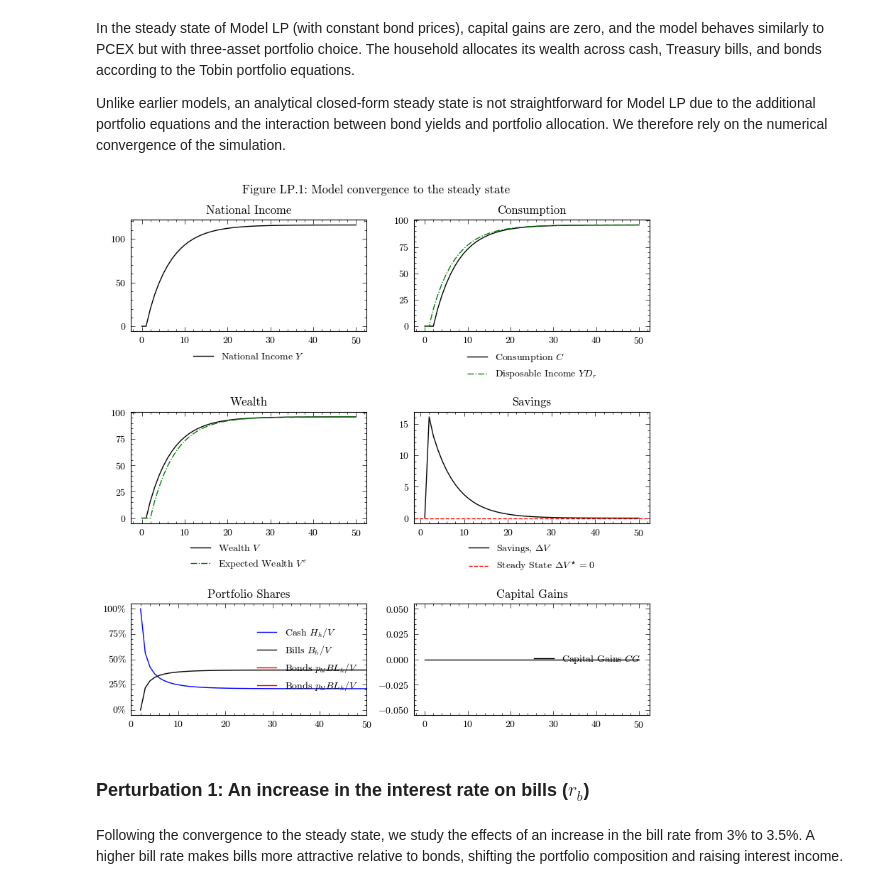
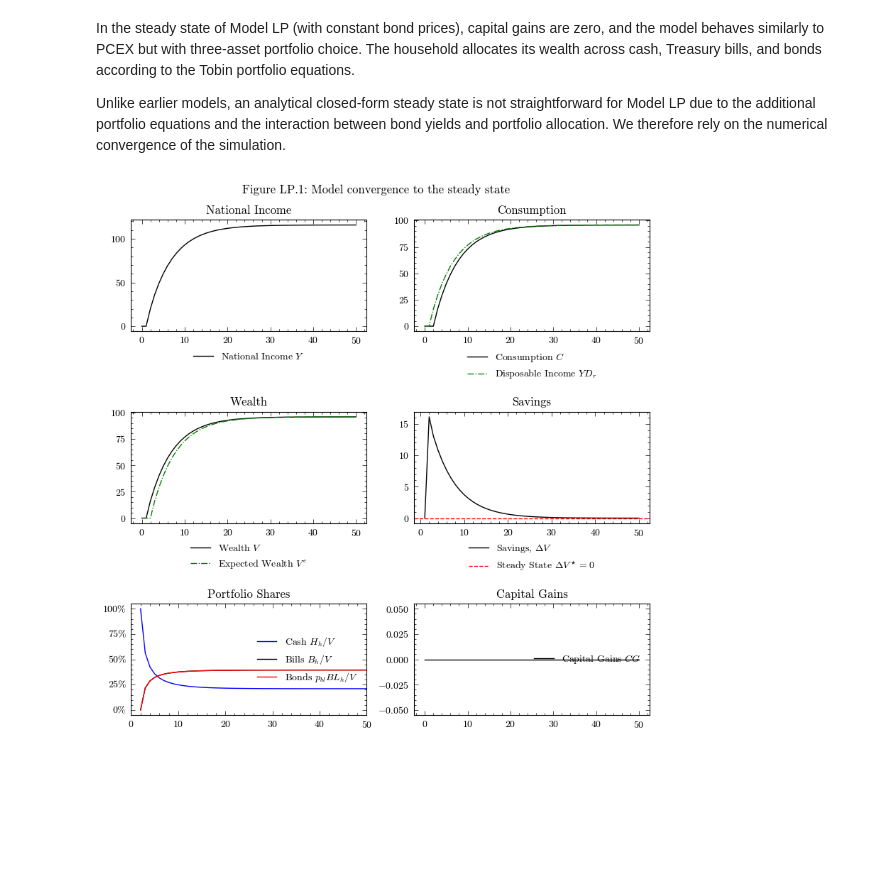
Before and after one commit to KarlNaumann/MacroStat, a Jupyter notebook: docs/models/GL06/GL06LP.ipynb, the cells around one changed output. Drawn from its saved outputs; the diff is of its cells as text; code cells hidden in the pictures; blank space fills up the shorter version.

```diff
--- a/docs/models/GL06/GL06LP.ipynb
+++ b/docs/models/GL06/GL06LP.ipynb
@@ -193,8 +193,8 @@ logging.basicConfig(stream=sys.stdout, level=logging.INFO)
 # %% [markdown]
 First, we can run the model without any shocks to see the convergence to the steady state.
 # %%
-GL06LPClass = get_model("GL06LP")
-model = GL06LPClass()
+params = ParametersGL06LP()
+model = GL06LP(parameters=params)
 model.simulate()
 output = model.variables.to_pandas()
 # %% [markdown]
@@ -258,36 +258,32 @@ axs[1, 0].plot(dfo.index, dfo['ExpectedWealth'], color='g', linestyle='-.', labe
 axs[1, 0].legend(loc='upper center', bbox_to_anchor=(0.5, -0.1), frameon=False)
 axs[1, 0].set_title('Wealth')
 
 # Savings
 axs[1, 1].plot(dfo.index, dfo['Wealth'].diff(), color='k', label=r'Savings, $\Delta V$')
 axs[1, 1].axhline(y=0, color='r', linestyle='--', label=r'Steady State $\Delta V^\star=0$')
 axs[1, 1].legend(loc='upper center', bbox_to_anchor=(0.5, -0.1), frameon=False)
 axs[1, 1].set_title('Savings')
 
 # Portfolio Shares
 cash_share = output['HouseholdCashStock'] / output['Wealth']
 bill_share = output['HouseholdBillStock'] / output['Wealth']
-bond_share = (output['HouseholdBondStock'] * output['BondPrice']) / output['Wealth']
+bond_share = (output['HouseholdBondStock'].mul(output[('BondPrice','Macroeconomy')],axis=0)) / output['Wealth']
 
 axs[2, 0].plot(output.index, cash_share, color='b', label='Cash $H_h/V$')
 axs[2, 0].plot(output.index, bill_share, color='k', label='Bills $B_h/V$')
 axs[2, 0].plot(output.index, bond_share, color='r', label='Bonds $p_{bl} BL_h/V$')
 axs[2, 0].legend(loc='center right', frameon=False)
 axs[2, 0].set_xlim(0, 50)
 axs[2, 0].set_title('Portfolio Shares')
 axs[2, 0].yaxis.set_major_formatter(PercentFormatter(1))
 
 # Capital Gains
 axs[2, 1].plot(dfo.index, dfo['CapitalGains'], color='k', label=r'Capital Gains $CG$')
 axs[2, 1].set_title('Capital Gains')
 axs[2, 1].legend(loc='center right', frameon=False)
 
 fig.suptitle('Figure LP.1: Model convergence to the steady state')
 plt.tight_layout()
 plt.show()
 # %% [output]
-[figure, old version]
+[figure, new version]
-# %% [markdown]
-### Perturbation 1: An increase in the interest rate on bills ($r_b$)
-# %% [markdown]
-Following the convergence to the steady state, we study the effects of an increase in the bill rate from 3% to 3.5%. A higher bill rate makes bills more attractive relative to bonds, shifting the portfolio composition and raising interest income.
```
Also changed, not shown: parts of 15 cells of this notebook, 5 other files.
